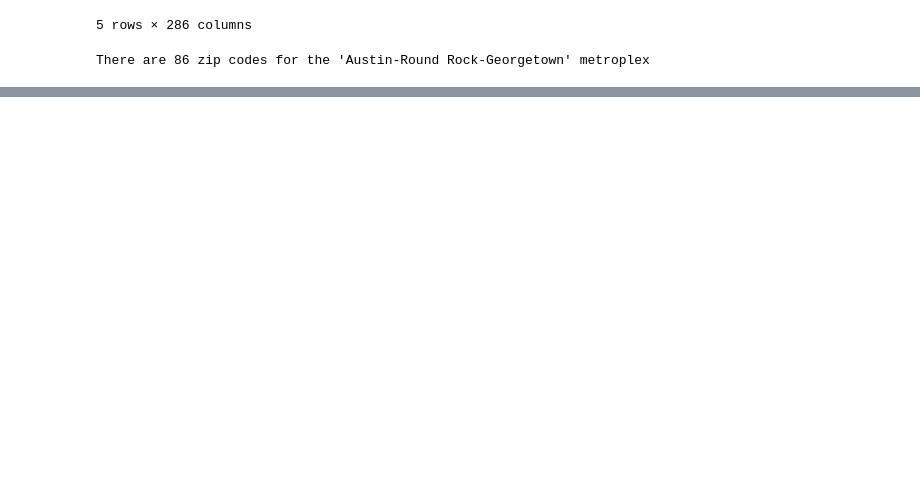
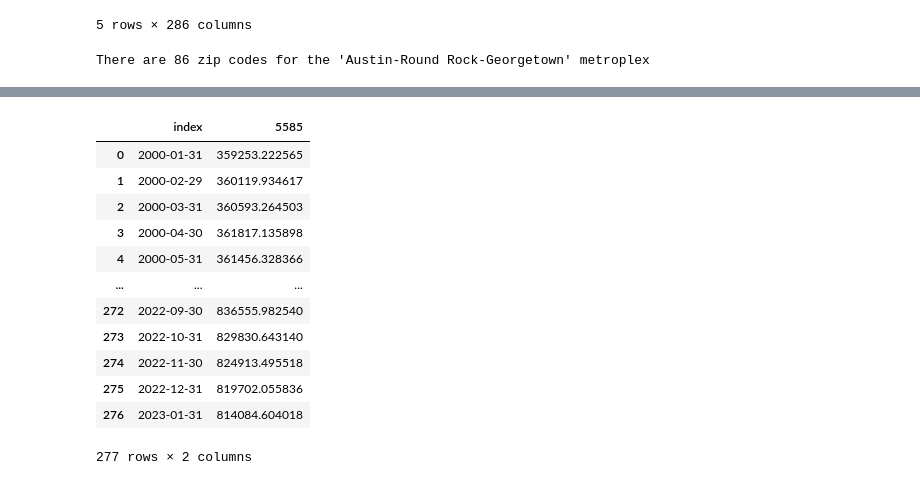
Before and after one commit to JenniferM-BShulyak/zillow_austin_housing_market, a Jupyter notebook: initial_setup.ipynb, the cells around one changed output, grey strips where cells are left out. Saved outputs shown, nothing was run; the diff lists cells and outputs as text; code cells hidden in the pictures; blank space fills up the shorter version.

```diff
--- a/initial_setup.ipynb
+++ b/initial_setup.ipynb
@@ -22,0 +40,4 @@ df_local.to_csv('Resources/AustinMetroZHVI.csv')
+# %%
+df_78739 = df_local.loc[df_local["RegionName"]==78739, :]
+df_78739_data = df_78739.iloc[:,9:]
+df_78739_data
@@ -22,0 +48,2 @@ df_local.to_csv('Resources/AustinMetroZHVI.csv')
+# %%
+df_78739_t = df_78739_data.transpose()
@@ -22,0 +58,18 @@ df_local.to_csv('Resources/AustinMetroZHVI.csv')
+# %%
+df_78739_t.reset_index(inplace=True)
+# %%
+df_78739_t
+# %% [output]
+|  | index | 5585 |
+| 0 | 2000-01-31 | 359253.222565 |
+| 1 | 2000-02-29 | 360119.934617 |
+| 2 | 2000-03-31 | 360593.264503 |
+| 3 | 2000-04-30 | 361817.135898 |
+| 4 | 2000-05-31 | 361456.328366 |
+| ... | ... | ... |
+| 272 | 2022-09-30 | 836555.982540 |
+| 273 | 2022-10-31 | 829830.643140 |
+| 274 | 2022-11-30 | 824913.495518 |
+| 275 | 2022-12-31 | 819702.055836 |
+| 276 | 2023-01-31 | 814084.604018 |
+277 rows × 2 columns
```
Also changed, not shown: parts of 11 cells of this notebook.
